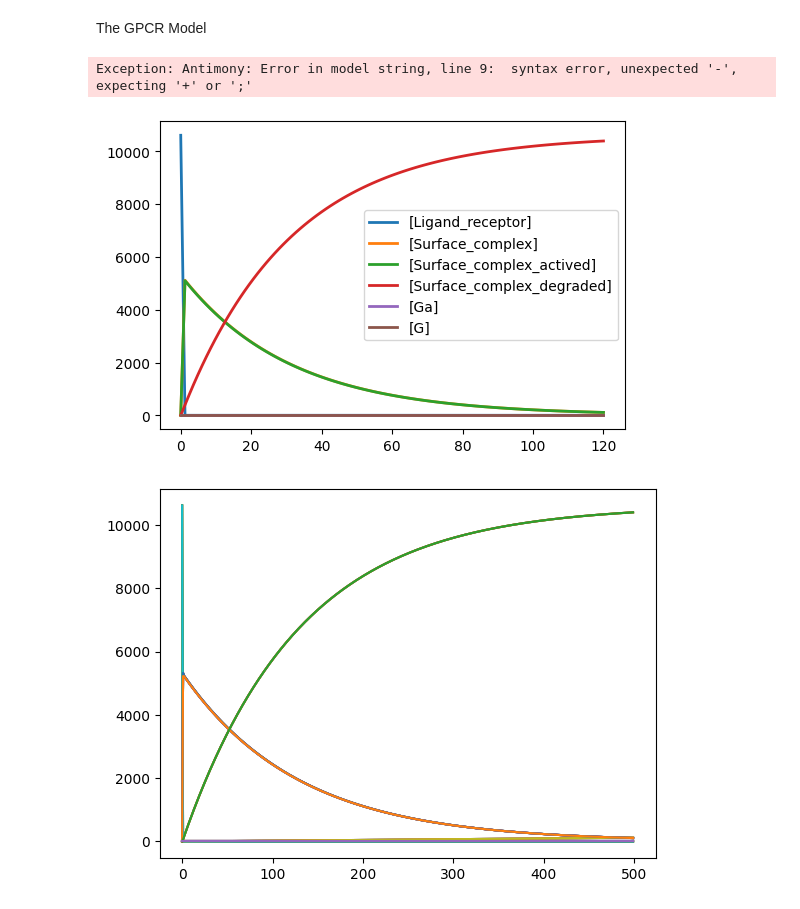
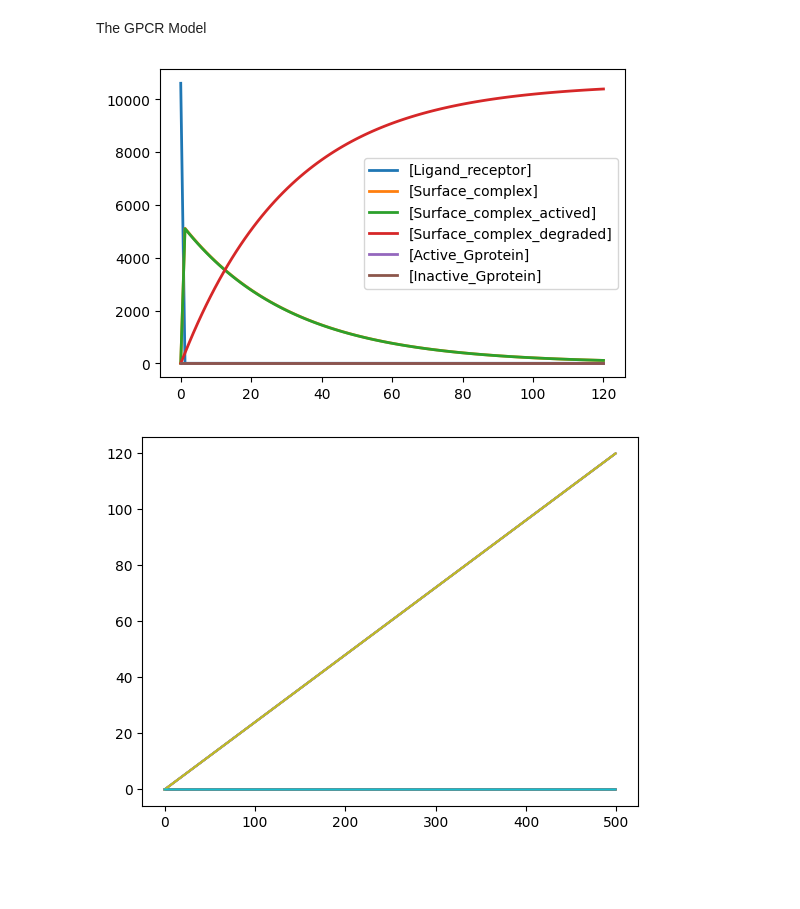
Before and after one commit to Ara101/Recapitulating-Shankaran2007-GPCR-model, a Jupyter notebook: GPCR_model/Shankaran_model.ipynb, the cells around one changed output. Cells and saved outputs as stored; diff of their text form; code cells hidden in the pictures; blank space fills up the shorter version.

```diff
--- a/GPCR_model/Shankaran_model.ipynb
+++ b/GPCR_model/Shankaran_model.ipynb
@@ -61,7 +61,7 @@ Surface_complex_actived -> Surface_complex; Surface_complex_actived*krr
 
 Surface_complex_actived -> Surface_complex_degraded; Surface_complex_actived*kds
 
-Surface_complex_actived -> Active_G-protein; Surface_complex_actived*ka
+Surface_complex_actived -> Active_Gprotein; Surface_complex_actived*ka
 
 Active_Gprotein -> Inactive_Gprotein; Active_Gprotein*ki
 Inactive_Gprotein -> Active_Gprotein; Inactive_Gprotein*ka
@@ -79,20 +79,18 @@ V = 0.0000000004
 RT = 55000
 GT = 100000
 """)
-# %% [output]
-Exception: Antimony: Error in model string, line 9:  syntax error, unexpected '-', expecting '+' or ';'
 # %%
 shankaran_model_GPCR.reset()
 GPCR_model = shankaran_model_GPCR.simulate(0,120,100)
 shankaran_model_GPCR.plot()
 # %% [output]
-[figure, old version]
+[figure, new version]
 # %%
 for i in [10**-2, 10**-1, 10**0, 10**1, 10**2]:
     shankaran_model_GPCR.reset()
     shankaran_model_GPCR.kds = 0.065*i
-    result = shankaran_model_GPCR.simulate(0, 120, 500,['time','Surface_complex'])
+    result = shankaran_model_GPCR.simulate(0, 120, 500,['time','Active_Gprotein'])
     plt.plot(result)
 plt.show()
 # %% [output]
-[figure, old version]
+[figure, new version]
```
